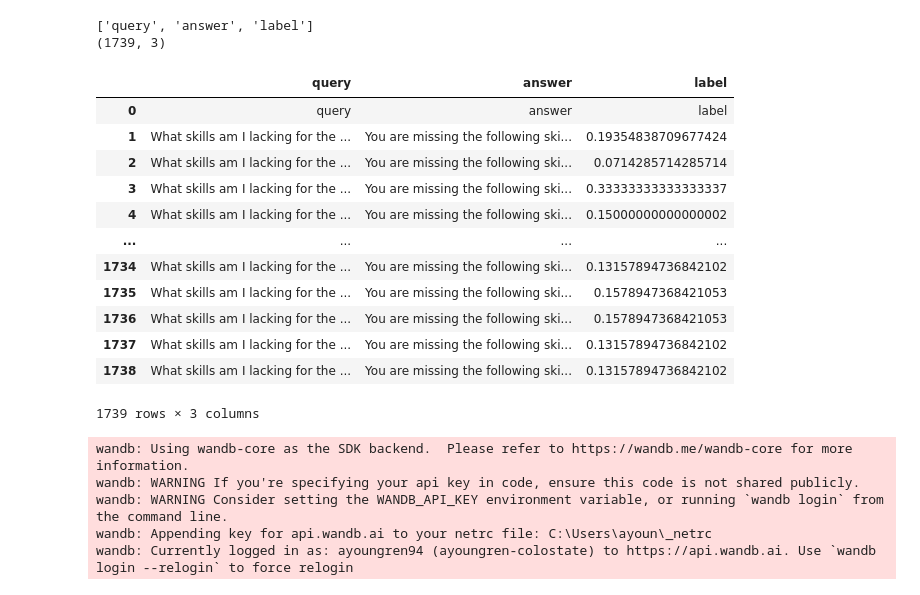
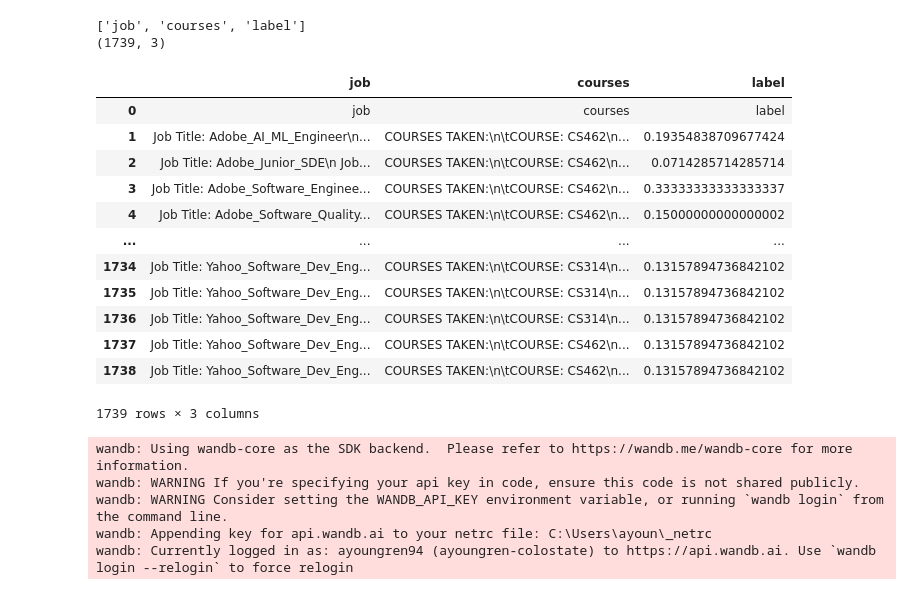
Before and after one commit to spencebl/CSU-Industry-Skills, a Jupyter notebook: bert-model/gaps_bert.ipynb, the cells around one changed output. Cells and saved outputs as stored; diff of their text form; code cells hidden in the pictures.

```diff
--- a/bert-model/gaps_bert.ipynb
+++ b/bert-model/gaps_bert.ipynb
@@ -248,27 +247,27 @@ def create_training_data(jobs_df, courses_df, all_acquired_skills):
 # %%
 with open ('data/bert_training_data.csv', 'r') as t_data:
     csv_reader = csv.reader(t_data)
     training_data = list(csv_reader)
 
 print(training_data[0])
-td_df = pd.DataFrame(training_data, columns=['query', 'answer', 'label'])
+td_df = pd.DataFrame(training_data, columns=['job', 'courses', 'label'])
 print(td_df.shape)
 td_df
 # %% [output]
-['query', 'answer', 'label']
+['job', 'courses', 'label']
 (1739, 3)
-|  | query | answer | label |
-| 0 | query | answer | label |
-| 1 | What skills am I lacking for the ... | You are missing the following ski... | 0.19354838709677424 |
-| 2 | What skills am I lacking for the ... | You are missing the following ski... | 0.0714285714285714 |
-| 3 | What skills am I lacking for the ... | You are missing the following ski... | 0.33333333333333337 |
-| 4 | What skills am I lacking for the ... | You are missing the following ski... | 0.15000000000000002 |
+|  | job | courses | label |
+| 0 | job | courses | label |
+| 1 | Job Title: Adobe_AI_ML_Engineer\n... | COURSES TAKEN:\n\tCOURSE: CS462\n... | 0.19354838709677424 |
+| 2 | Job Title: Adobe_Junior_SDE\n Job... | COURSES TAKEN:\n\tCOURSE: CS462\n... | 0.0714285714285714 |
+| 3 | Job Title: Adobe_Software_Enginee... | COURSES TAKEN:\n\tCOURSE: CS462\n... | 0.33333333333333337 |
+| 4 | Job Title: Adobe_Software_Quality... | COURSES TAKEN:\n\tCOURSE: CS462\n... | 0.15000000000000002 |
 | ... | ... | ... | ... |
-| 1734 | What skills am I lacking for the ... | You are missing the following ski... | 0.13157894736842102 |
-| 1735 | What skills am I lacking for the ... | You are missing the following ski... | 0.1578947368421053 |
-| 1736 | What skills am I lacking for the ... | You are missing the following ski... | 0.1578947368421053 |
-| 1737 | What skills am I lacking for the ... | You are missing the following ski... | 0.13157894736842102 |
-| 1738 | What skills am I lacking for the ... | You are missing the following ski... | 0.13157894736842102 |
+| 1734 | Job Title: Yahoo_Software_Dev_Eng... | COURSES TAKEN:\n\tCOURSE: CS314\n... | 0.13157894736842102 |
+| 1735 | Job Title: Yahoo_Software_Dev_Eng... | COURSES TAKEN:\n\tCOURSE: CS314\n... | 0.13157894736842102 |
+| 1736 | Job Title: Yahoo_Software_Dev_Eng... | COURSES TAKEN:\n\tCOURSE: CS314\n... | 0.13157894736842102 |
+| 1737 | Job Title: Yahoo_Software_Dev_Eng... | COURSES TAKEN:\n\tCOURSE: CS462\n... | 0.13157894736842102 |
+| 1738 | Job Title: Yahoo_Software_Dev_Eng... | COURSES TAKEN:\n\tCOURSE: CS462\n... | 0.13157894736842102 |
 1739 rows × 3 columns
 # %%
 def prepare_datasets(td_df):
```
Also changed, not shown: parts of 17 cells of this notebook, 3 other files.
